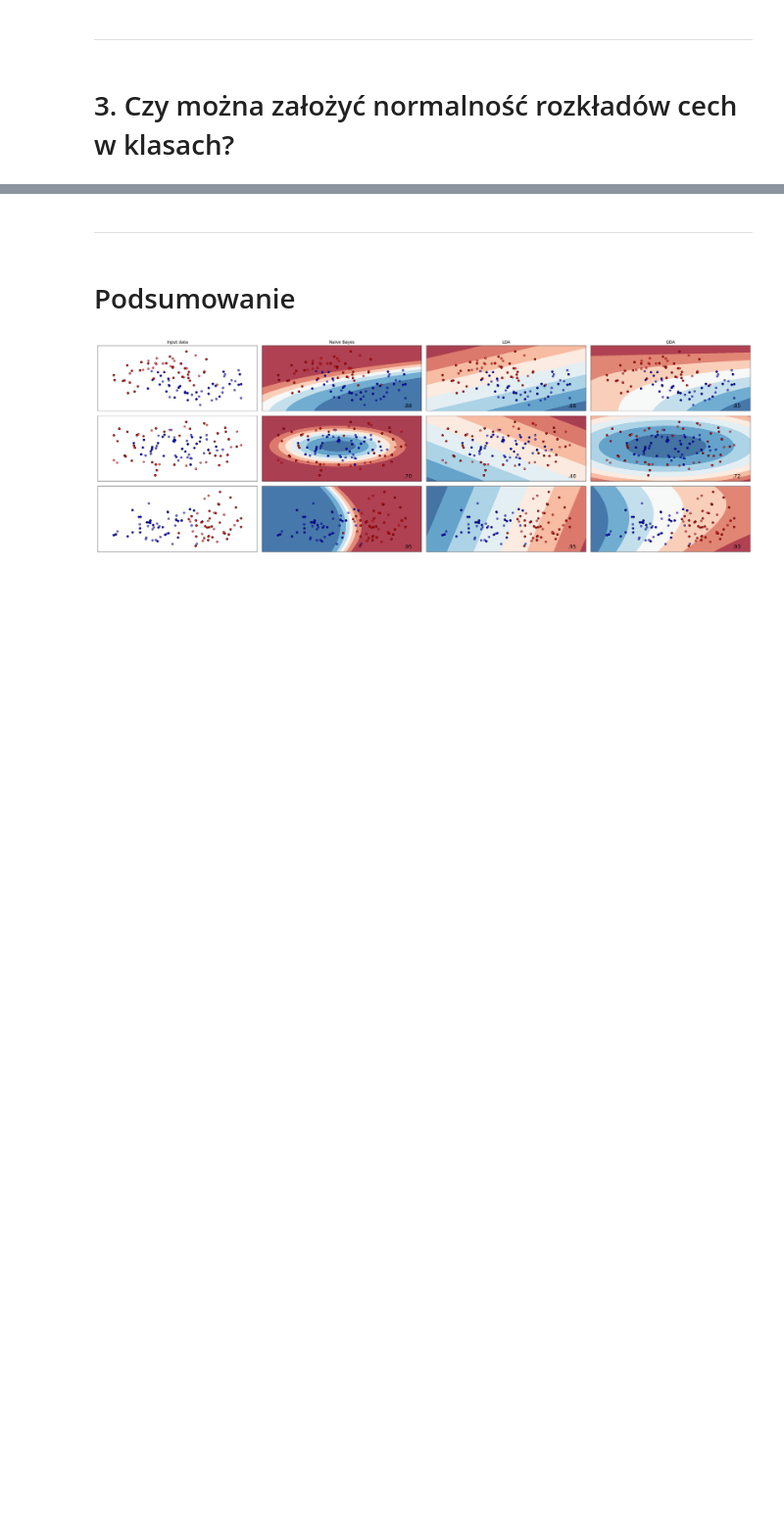
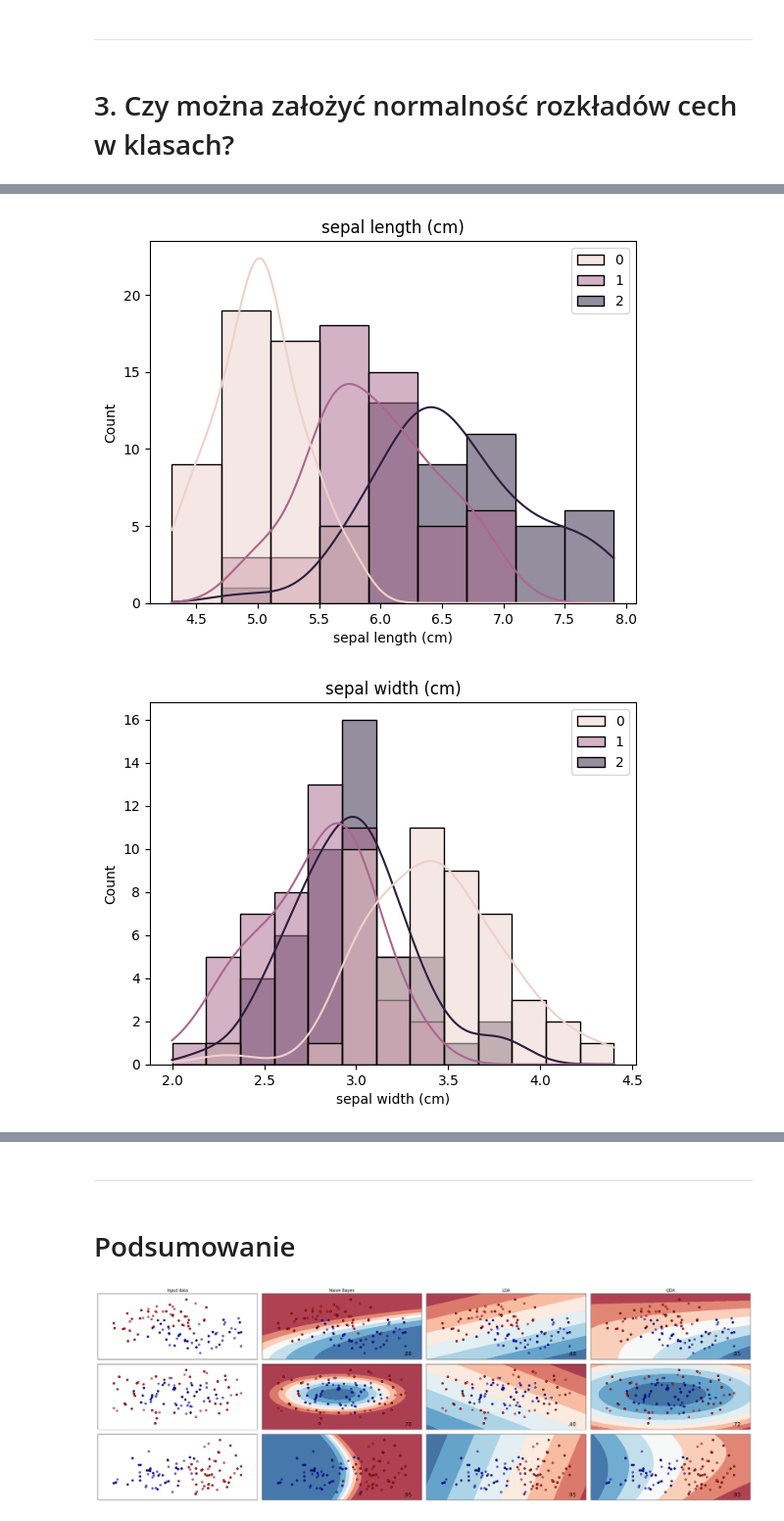
Before and after one commit to BezdzietnyAntoni/MachineLearning, a Jupyter notebook: um3.ipynb, the cells around one changed output, grey strips where cells are left out. Shown at 98% size. Cells and saved outputs as stored; diff of their text form; code cells hidden in the pictures; blank space fills up the shorter version.

```diff
--- a/um3.ipynb
+++ b/um3.ipynb
@@ -467,19 +621,25 @@ iris.feature_names
 # %%
 # ZAD.17  Histogramy poszczególnych cech w klasach
 
 import pandas as pd
 from sklearn import datasets
 import seaborn as sns
 import matplotlib.pyplot as plt
 
 iris = datasets.load_iris()
 iris_df = pd.DataFrame(iris.data, columns=iris.feature_names)
 
-sns.histplot(x='sepal length (cm)', data=iris_df, kde=True, hue=iris.target)
-plt.title('sepal length (cm)')
-plt.show()
+#sns.histplot(x='sepal length (cm)', data=iris_df, kde=True, hue=iris.target)
+#plt.title('sepal length (cm)')
+#plt.show()
 
-# Wyrysuj histogramy dla pozostałych cech
-# ...
+for name in iris.feature_names:
+    sns.histplot(x=name, data=iris_df, kde=True, hue=iris.target)
+    plt.title(name)
+    plt.show()
+
 
 # Czy możemy założyć, że cechy te mają rozkład normalny?
+# %% [output]
+[figure, added]
+[figure, added]
```
Also changed, not shown: parts of 22 cells of this notebook, 5 other files.
